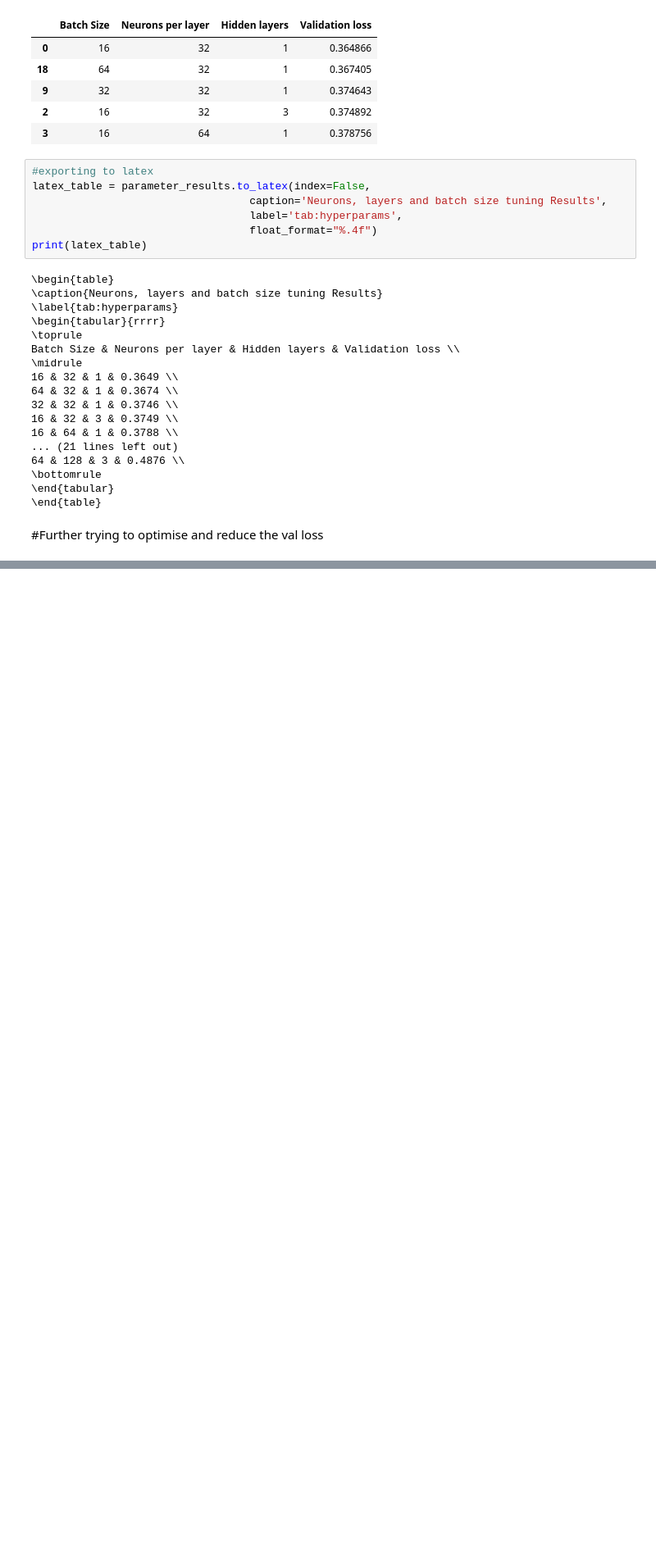
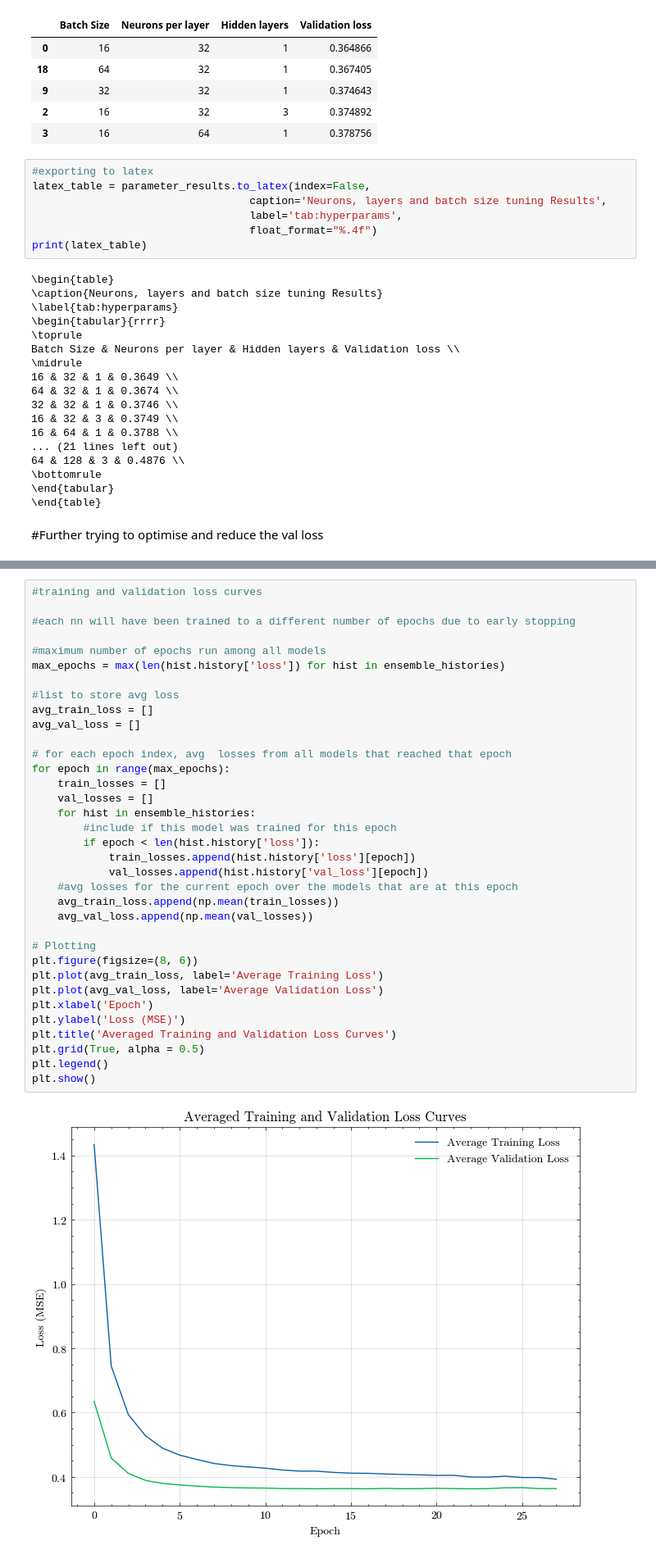
Before and after one commit to josephasal/cosmo_inference, a Jupyter notebook: neural_network/nn_training.ipynb, the cells around one changed output, grey strips where cells are left out. Shown at 82% size. Saved outputs shown, nothing was run; the diff lists cells and outputs as text; blank space fills up the shorter version.

Commit message:
Made ensemble and plot

```diff
--- a/neural_network/nn_training.ipynb
+++ b/neural_network/nn_training.ipynb
@@ -448,0 +583,37 @@ Batch Size & Neurons per layer & Hidden layers & Validation loss \\
+# %%
+#training and validation loss curves
+
+#each nn will have been trained to a different number of epochs due to early stopping
+
+#maximum number of epochs run among all models
+max_epochs = max(len(hist.history['loss']) for hist in ensemble_histories)
+
+#list to store avg loss
+avg_train_loss = []
+avg_val_loss = []
+
+# for each epoch index, avg  losses from all models that reached that epoch
+for epoch in range(max_epochs):
+    train_losses = []
+    val_losses = []
+    for hist in ensemble_histories:
+        #include if this model was trained for this epoch
+        if epoch < len(hist.history['loss']):
+            train_losses.append(hist.history['loss'][epoch])
+            val_losses.append(hist.history['val_loss'][epoch])
+    #avg losses for the current epoch over the models that are at this epoch
+    avg_train_loss.append(np.mean(train_losses))
+    avg_val_loss.append(np.mean(val_losses))
+
+# Plotting
+plt.figure(figsize=(8, 6))
+plt.plot(avg_train_loss, label='Average Training Loss')
+plt.plot(avg_val_loss, label='Average Validation Loss')
+plt.xlabel('Epoch')
+plt.ylabel('Loss (MSE)')
+plt.title('Averaged Training and Validation Loss Curves')
+plt.grid(True, alpha = 0.5)
+plt.legend()
+plt.show()
+# %% [output]
+[figure, added]
```
Also changed, not shown: parts of 9 cells of this notebook.
